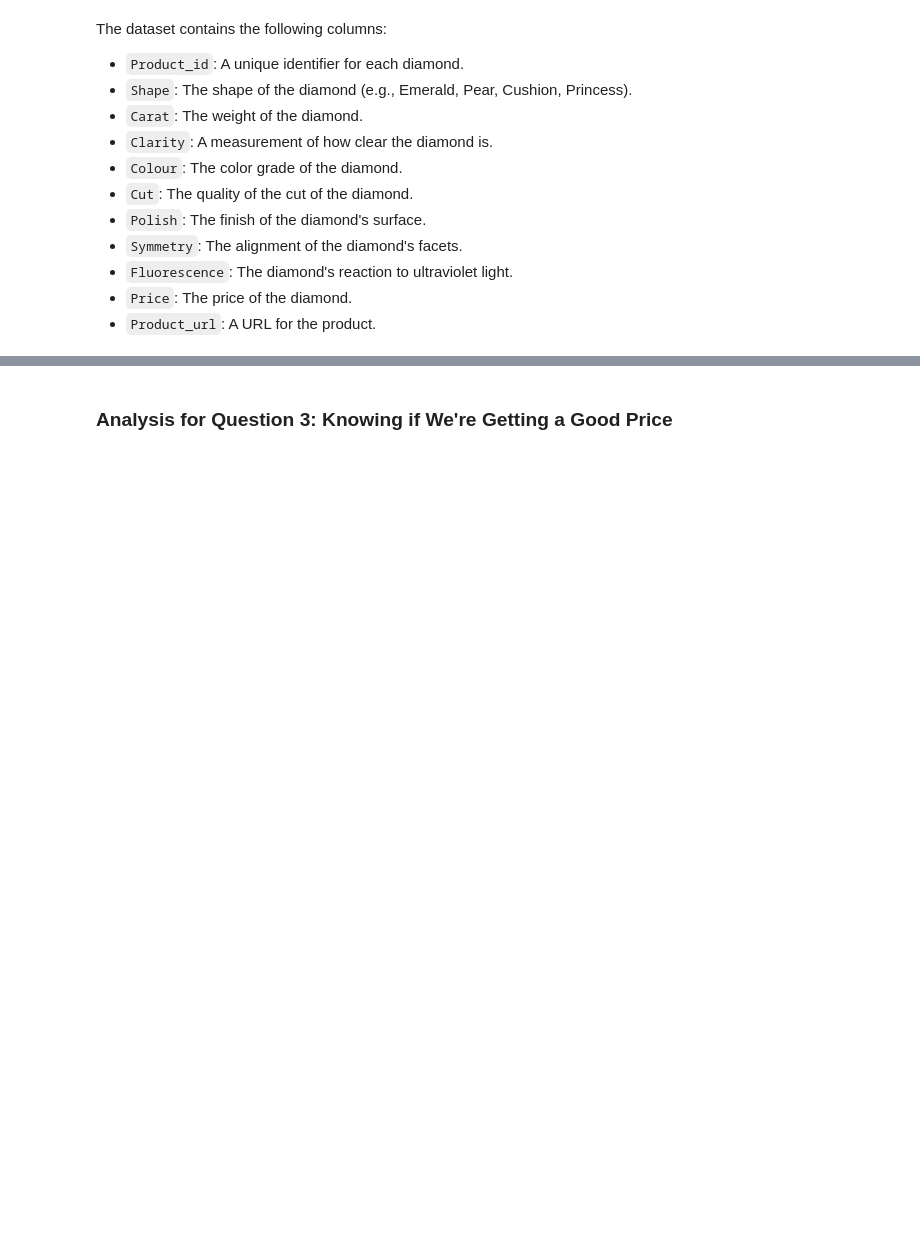
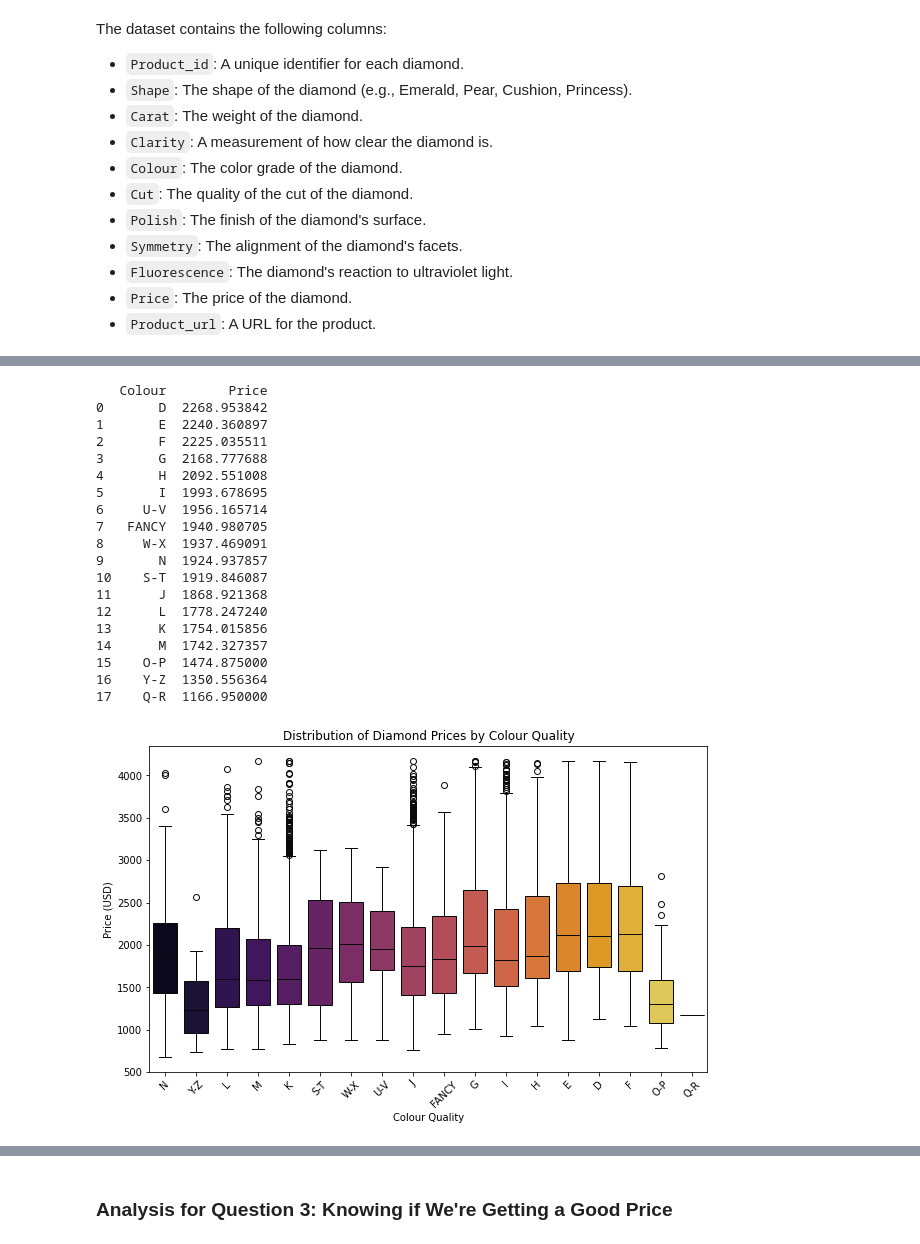
Before and after one commit to manjuq/DiamondValueAnalysis, a Jupyter notebook: analyze_diamond_data.ipynb, the cells around one changed output, grey strips where cells are left out. Saved outputs shown, nothing was run; the diff lists cells and outputs as text; code cells hidden in the pictures; blank space fills up the shorter version.

```diff
--- a/analyze_diamond_data.ipynb
+++ b/analyze_diamond_data.ipynb
@@ -500,0 +273,34 @@ anova_table_cut, anova_table_color, anova_table_clarity
+# %%
+#Average price by Colour
+avg_price_by_colour = df_cleaned.groupby('Colour')['Price'].mean().sort_values(ascending=False).reset_index()
+print(avg_price_by_colour)
+
+#Boxplot of Price Distribution by Colour
+plt.figure(figsize=(10, 6))
+sns.boxplot(x='Colour', y='Price', data=df_cleaned, palette="inferno", hue='Colour')
+plt.title('Distribution of Diamond Prices by Colour Quality')
+plt.xlabel('Colour Quality')
+plt.ylabel('Price (USD)')
+plt.xticks(rotation=45)
+plt.show()
+# %% [output]
+   Colour        Price
+0       D  2268.953842
+1       E  2240.360897
+2       F  2225.035511
+3       G  2168.777688
+4       H  2092.551008
+5       I  1993.678695
+6     U-V  1956.165714
+7   FANCY  1940.980705
+8     W-X  1937.469091
+9       N  1924.937857
+10    S-T  1919.846087
+11      J  1868.921368
+12      L  1778.247240
+13      K  1754.015856
+14      M  1742.327357
+15    O-P  1474.875000
+16    Y-Z  1350.556364
+17    Q-R  1166.950000
+[figure, added]
```
Also changed, not shown: parts of 59 cells of this notebook, 2 other files.
